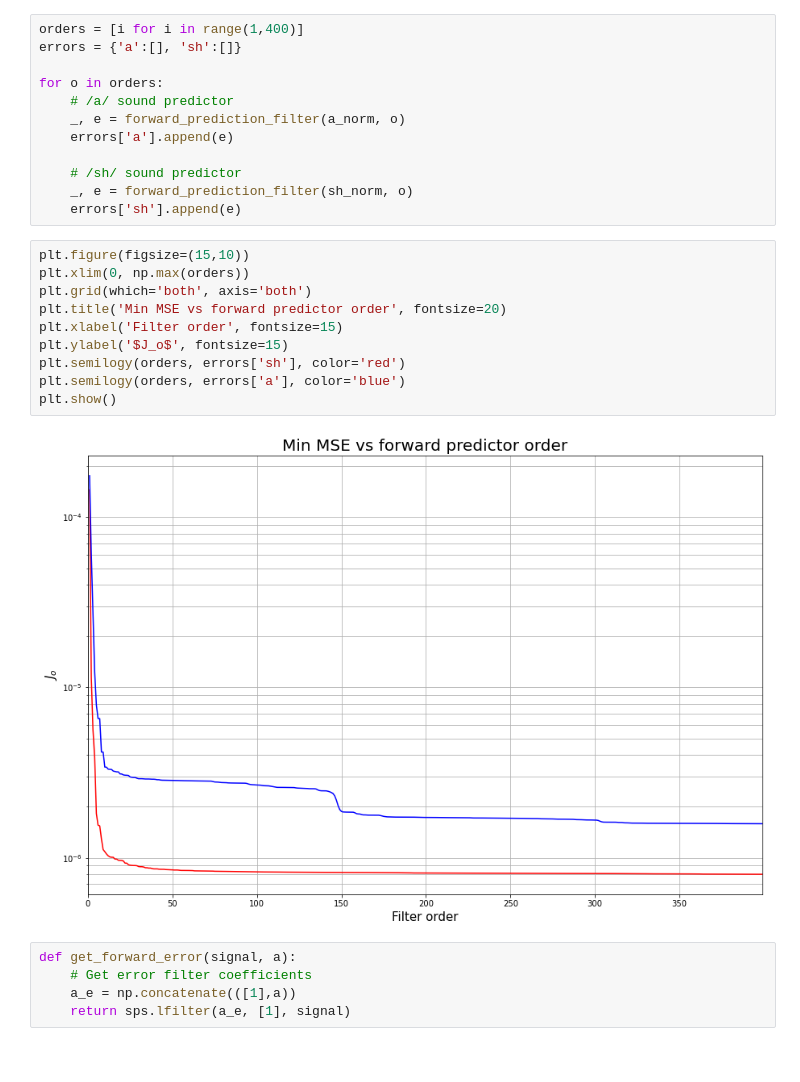
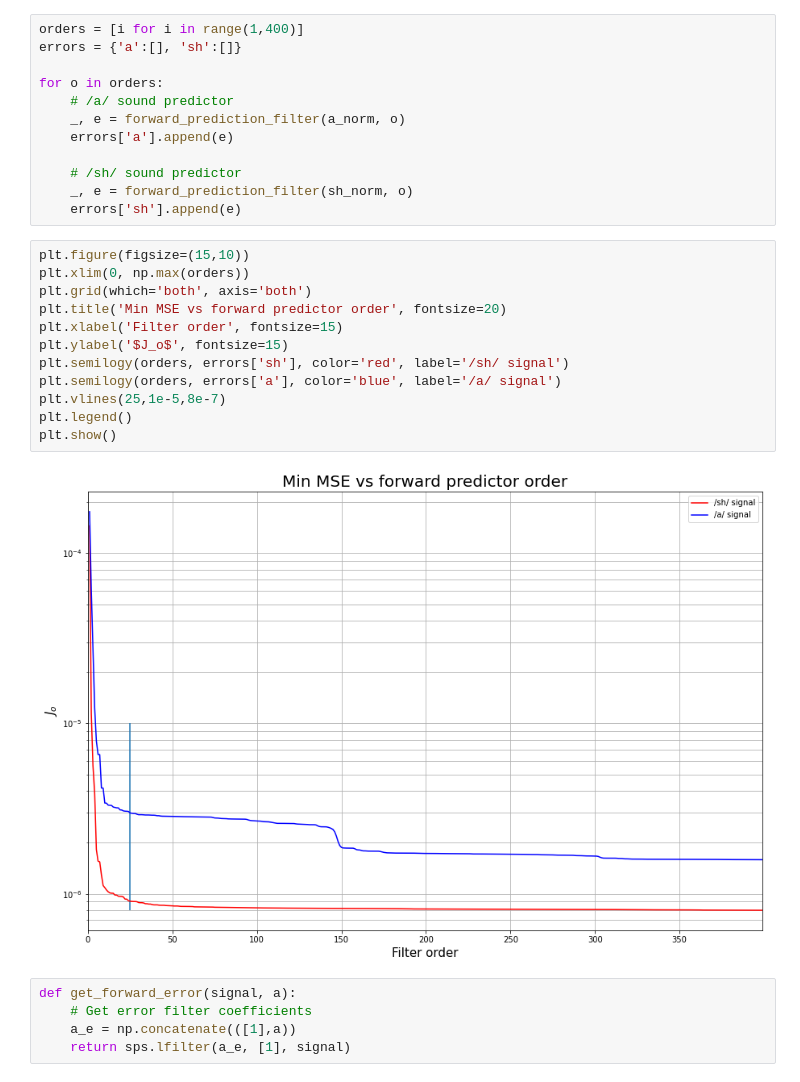
Before and after one commit to BikeTeam/pasa-tp3, a Jupyter notebook: src/tp3.ipynb, the cells around one changed output. Cells and saved outputs as stored; diff of their text form.

```diff
--- a/src/tp3.ipynb
+++ b/src/tp3.ipynb
@@ -106,15 +107,17 @@ for o in orders:
 # %%
 plt.figure(figsize=(15,10))
 plt.xlim(0, np.max(orders))
 plt.grid(which='both', axis='both')
 plt.title('Min MSE vs forward predictor order', fontsize=20)
 plt.xlabel('Filter order', fontsize=15)
 plt.ylabel('$J_o$', fontsize=15)
-plt.semilogy(orders, errors['sh'], color='red')
-plt.semilogy(orders, errors['a'], color='blue')
+plt.semilogy(orders, errors['sh'], color='red', label='/sh/ signal')
+plt.semilogy(orders, errors['a'], color='blue', label='/a/ signal')
+plt.vlines(25,1e-5,8e-7)
+plt.legend()
 plt.show()
 # %% [output]
-[figure, old version]
+[figure, new version]
 # %%
 def get_forward_error(signal, a):
     # Get error filter coefficients
```
Also changed, not shown: parts of 13 cells of this notebook.
